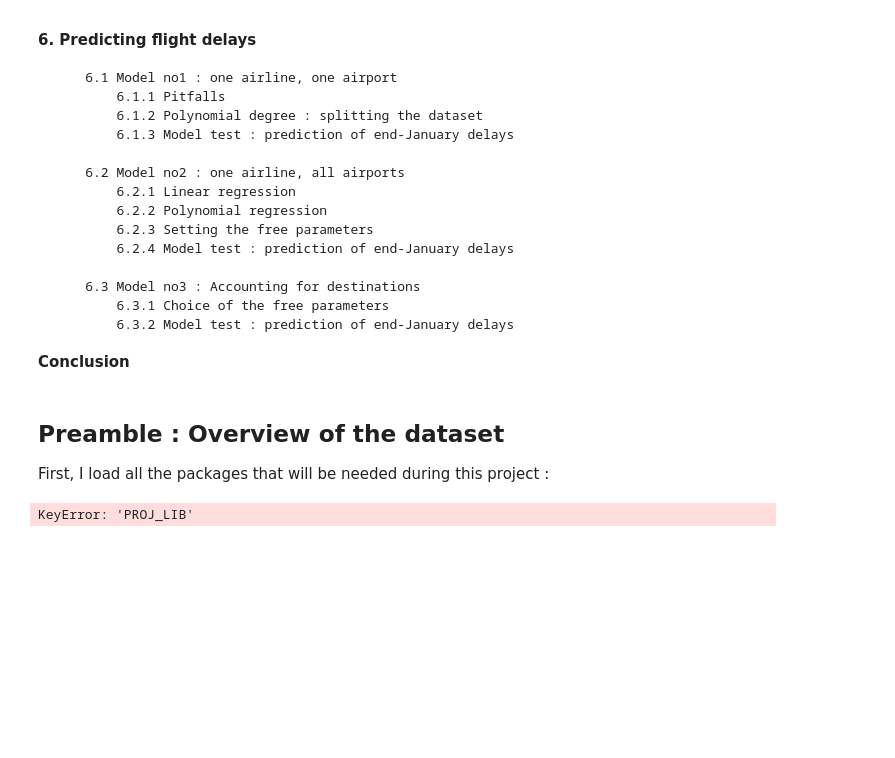
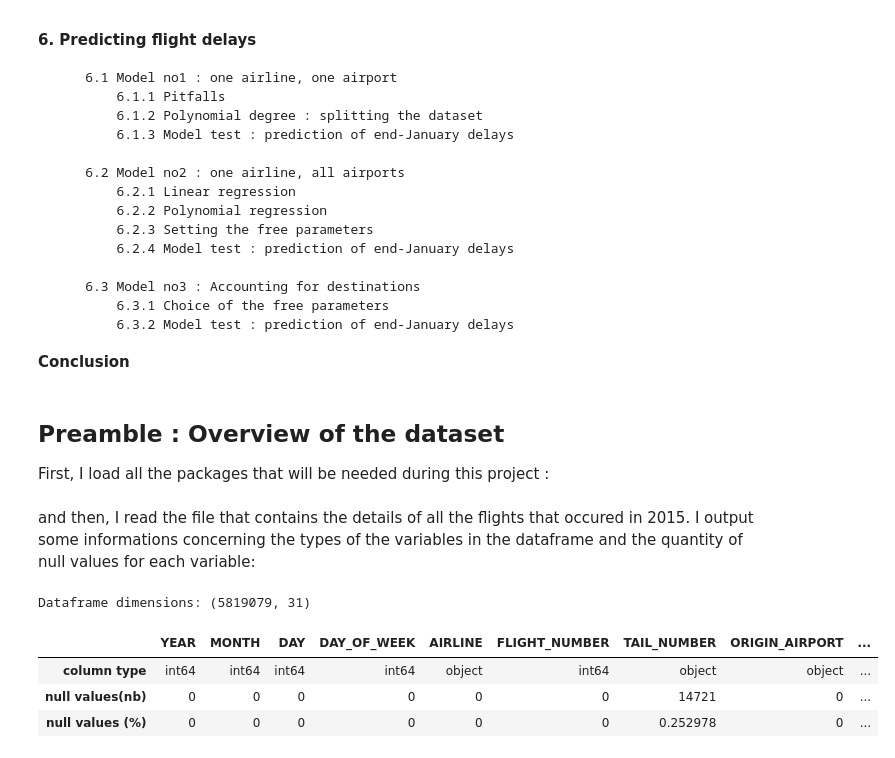
Before and after one commit to hogoood/kagglestruggle, a Jupyter notebook: Predicting flight delays.ipynb, the cells around one changed output. Cells and saved outputs as stored; diff of their text form; code cells hidden in the pictures; blank space fills up the shorter version.

```diff
--- a/Predicting flight delays.ipynb
+++ b/Predicting flight delays.ipynb
@@ -81,12 +85,28 @@ from sklearn.preprocessing import LabelEncoder, OneHotEncoder
 from sklearn.model_selection import train_test_split, cross_val_score, cross_val_predict
 from scipy.optimize import curve_fit
 plt.rcParams["patch.force_edgecolor"] = True
-plt.style.use['fivethirtyeight']
+plt.style.use('fivethirtyeight')
 mpl.rc('patch', edgecolor = 'dimgray', linewidth = 1)
-from Ipython.core.interactiveshell import InteractiveShell
+from IPython.core.interactiveshell import InteractiveShell
 InteractiveShell.ast_node_interactivity = "last_expr"
 pd.options.display.max_columns = 50
 %matplotlib inline
 warnings.filterwarnings("ignore")
-# %% [output]
-KeyError: 'PROJ_LIB'
+# %% [markdown]
+and then, I read the file that contains the details of all the flights that occured in 2015. I output some informations concerning the types of the variables in the dataframe and the quantity of null values for each variable:
+# %%
+df = pd.read_csv('../kaggle/data/Predicting flight delays/flights.csv', low_memory = False)
+print('Dataframe dimensions:', df.shape)
+#______________________________________________________________________________
+# gives some infos on columns types and number of null values
+tab_info = pd.DataFrame(df.dtypes).T.rename(index = {0: 'column type'})
+tab_info = tab_info.append(pd.DataFrame(df.isnull().sum()).T.rename(index = {0: 'null values(nb)'}))
+tab_info = tab_info.append(pd.DataFrame(df.isnull().sum() / df.shape[0] * 100)
+                           .T.rename(index = {0: 'null values (%)'}))
+tab_info
+# %% [output]
+Dataframe dimensions: (5819079, 31)
+|  | YEAR | MONTH | DAY | DAY_OF_WEEK | AIRLINE | FLIGHT_NUMBER | TAIL_NUMBER | ORIGIN_AIRPORT | ... |
+| column type | int64 | int64 | int64 | int64 | object | int64 | object | object | ... |
+| null values(nb) | 0 | 0 | 0 | 0 | 0 | 0 | 14721 | 0 | ... |
+| null values (%) | 0 | 0 | 0 | 0 | 0 | 0 | 0.252978 | 0 | ... |
```
Also changed, not shown: parts of 8 cells of this notebook.
